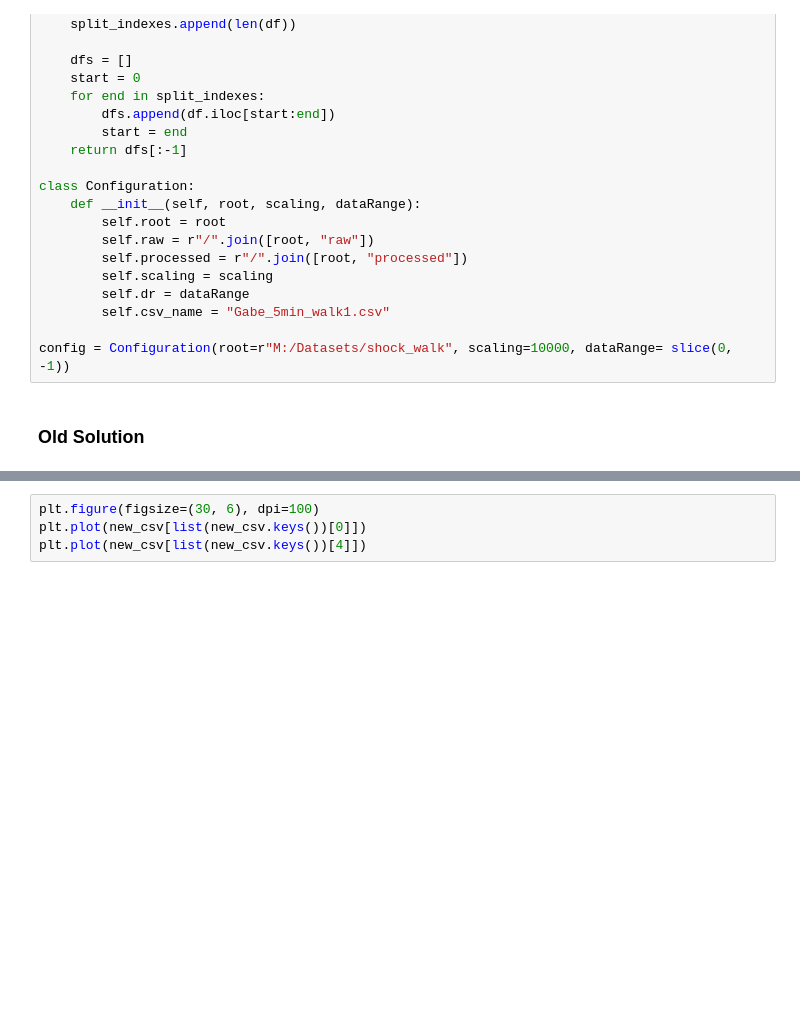
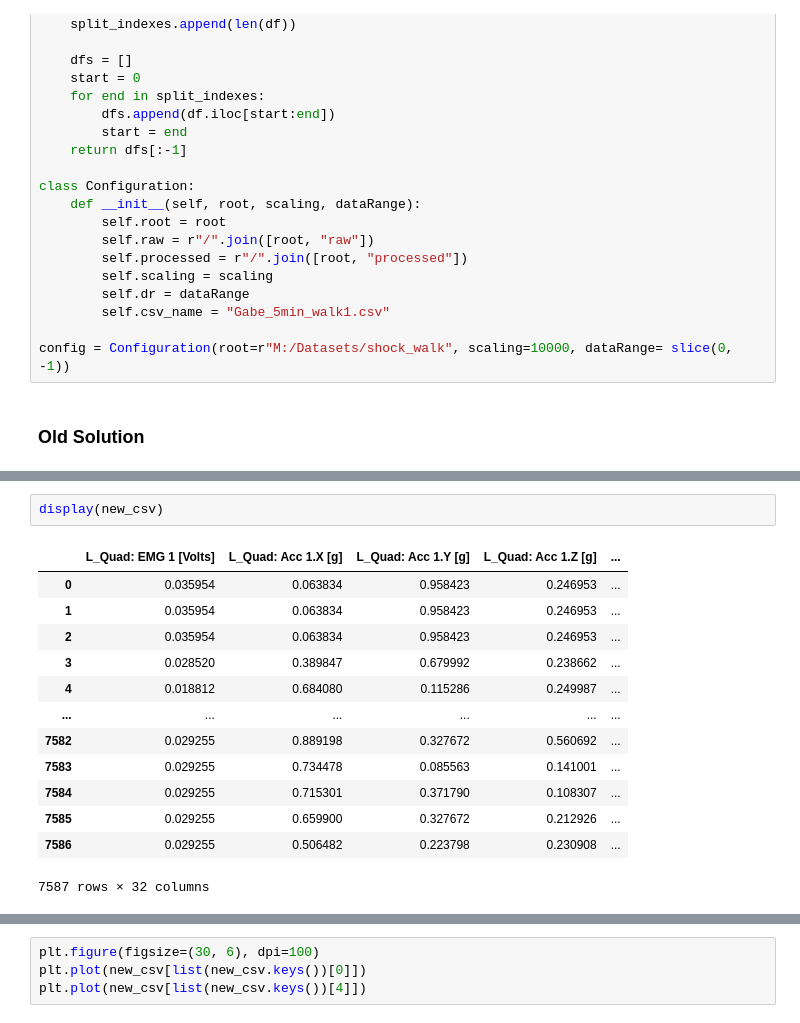
Before and after one commit to DavidN0809/AI-Assisted-Gait-Restoration-for-Disabled-Individuals, a Jupyter notebook: cvs_preprocess.ipynb, the cells around one changed output, grey strips where cells are left out. Saved outputs shown, nothing was run; the diff lists cells and outputs as text; blank space fills up the shorter version.

```diff
--- a/cvs_preprocess.ipynb
+++ b/cvs_preprocess.ipynb
@@ -119,5 +146,21 @@ M:/Datasets/shock_walk/processed/StandStop_2mph.csv
 1800
 1800
+# %%
+display(new_csv)
+# %% [output]
+|  | L_Quad: EMG 1 [Volts] | L_Quad: Acc 1.X [g] | L_Quad: Acc 1.Y [g] | L_Quad: Acc 1.Z [g] | ... |
+| 0 | 0.035954 | 0.063834 | 0.958423 | 0.246953 | ... |
+| 1 | 0.035954 | 0.063834 | 0.958423 | 0.246953 | ... |
+| 2 | 0.035954 | 0.063834 | 0.958423 | 0.246953 | ... |
+| 3 | 0.028520 | 0.389847 | 0.679992 | 0.238662 | ... |
+| 4 | 0.018812 | 0.684080 | 0.115286 | 0.249987 | ... |
+| ... | ... | ... | ... | ... | ... |
+| 7582 | 0.029255 | 0.889198 | 0.327672 | 0.560692 | ... |
+| 7583 | 0.029255 | 0.734478 | 0.085563 | 0.141001 | ... |
+| 7584 | 0.029255 | 0.715301 | 0.371790 | 0.108307 | ... |
+| 7585 | 0.029255 | 0.659900 | 0.327672 | 0.212926 | ... |
+| 7586 | 0.029255 | 0.506482 | 0.223798 | 0.230908 | ... |
+7587 rows × 32 columns
 # %%
 # splited_csv = split_dataframe(new_csv, csv_lengths)
 print(csv_lengths)
```
Also changed, not shown: parts of 3 cells of this notebook.
